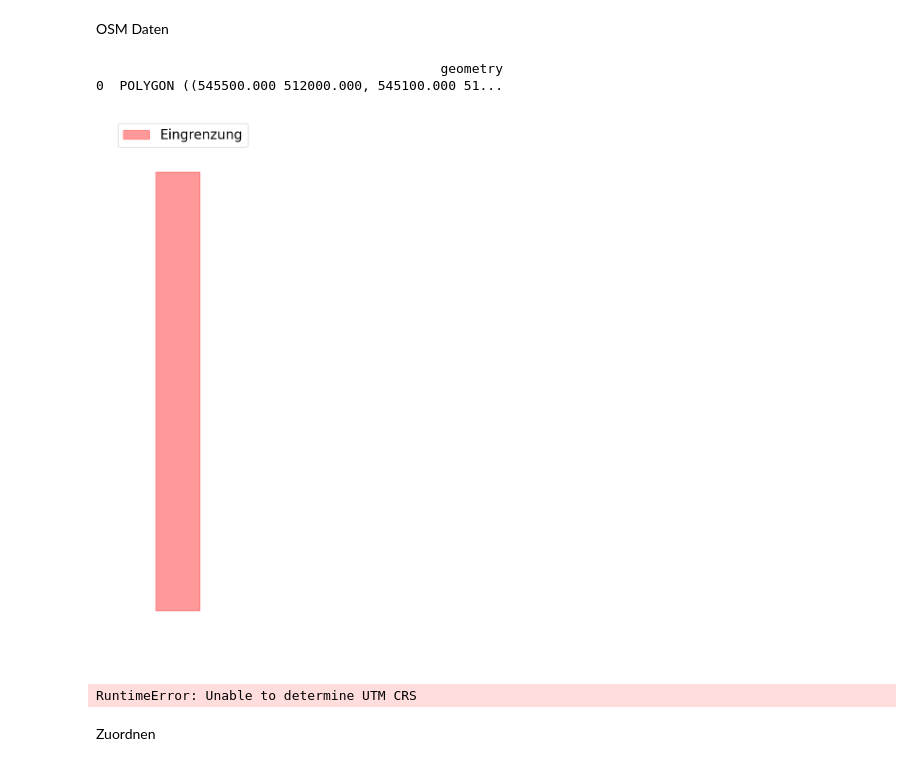
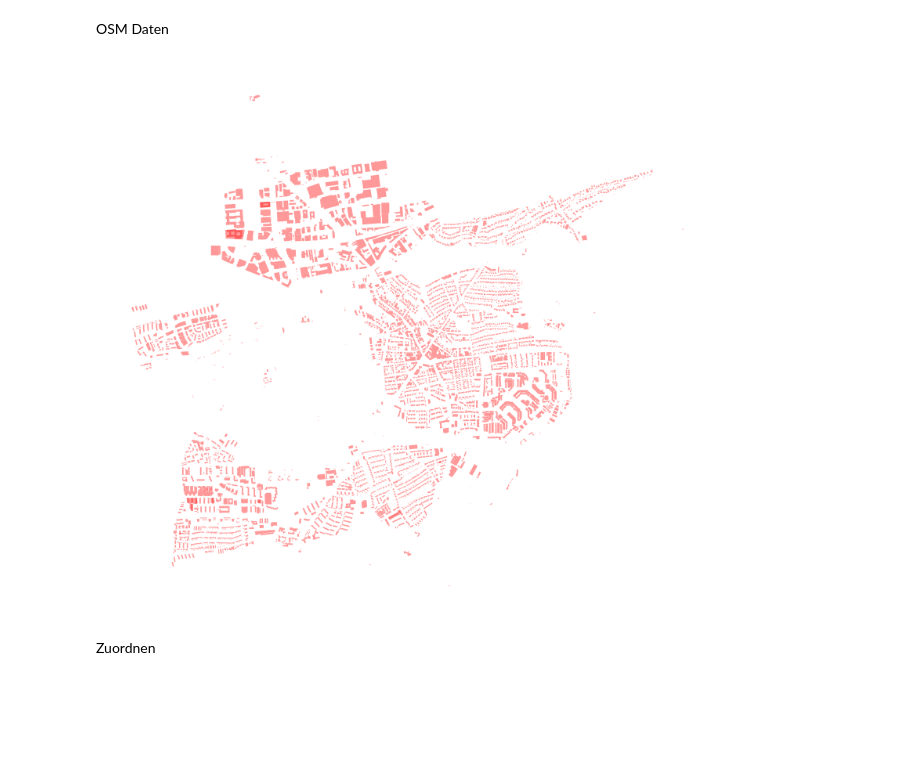
Before and after one commit to MagnusGutacker/Code, a Jupyter notebook: Test_ALKIS_zu_OSM.ipynb, the cells around one changed output. Drawn from its saved outputs; the diff is of its cells as text; code cells hidden in the pictures; blank space fills up the shorter version.

```diff
--- a/Test_ALKIS_zu_OSM.ipynb
+++ b/Test_ALKIS_zu_OSM.ipynb
@@ -78,73 +90,14 @@ plt.show()
 # %% [markdown]
 OSM Daten
-# %%
-#Polygon als GeoDataFrame
-
-coordinates = [
-    (545500, 512000),
-    (545100, 512000),
-    (545100, 516000),
-    (545500, 516000),
-    (545500, 512000)
-]
-
-geometry = Polygon(coordinates)
-
-polygon = gpd.GeoDataFrame(index=[0],geometry=[geometry])
-print(polygon)
-#Polygon als Polygon-Objekt
-new_poly = polygon["geometry"].iloc[0]
-# %% [output]
-                                            geometry
-0  POLYGON ((545500.000 512000.000, 545100.000 51...
-# %%
-# PLOT DER EINGRENZUNG
-
-#Konvertierung in metrisches System
-polygon.crs = "EPSG:25832"
-poly_draw = polygon
-# geometrische Form des Polygons
-polygon_geometry = poly_draw.unary_union
-#Min & Max x,y werte des Polygons
-min_x, min_y, max_x, max_y = polygon_geometry.bounds
-
-zoom_factor = 500
-#neue Eingrenzungen des Plots
-new_min_x = min_x-zoom_factor
-new_max_x = max_x+zoom_factor
-new_min_y = min_y-zoom_factor
-new_max_y = max_y+zoom_factor
-
-fig, ax=plt.subplots(1, figsize=(12,15))
-poly_draw.plot(ax=ax, edgecolor='red', facecolor='red', alpha=0.4)
-
-ax.set_axis_off()
-
-ax.set_xlim(new_min_x, new_max_x)
-ax.set_ylim(new_min_y, new_max_y)
-
-legend_elements= [Patch(edgecolor='red', facecolor='red', alpha =0.4, label='Eingrenzung')]
-ax.legend(handles=legend_elements, loc='upper right', fontsize=20)
-
-#cx.add_basemap(ax=ax, crs=poly_draw.crs)
-
-
-#plt.savefig(r'H:\Studium\7_Semester\BA\BA Schreiben\Bilder\eingrenzung_ind.svg', format='svg', bbox_inches='tight')
-
-plt.show()
-# %% [output]
-[figure, removed]
 # %%
 #alle Gebäude innerhalb des Polygons erfassen
-buildings = ox.features.features_from_polygon(new_poly, tags={"building":True})
+buildings = ox.features.features_from_polygon(boundaries.geometry.iloc[0], tags={"building":True})
 
 #Auf wichtigste Columns beschränken:
 buildings = buildings.filter(['geometry', 'nodes', 'building','building:levels','power', 'ways', axis=='columns'])
 
 #Alle NaN Stockwerkwerte mit 1 ersetzen:
 buildings[['building:levels']] = buildings[['building:levels']].fillna(int(1))
-# %% [output]
-RuntimeError: Unable to determine UTM CRS
 # %%
 #Gebäudezentren bestimmen
 #buildings = buildings.to_crs(epsg=4326)
@@ -156,5 +109,21 @@ lats = list(centroids.y)
 building_coords = [[lons[i],lats[i]] for i in range(len(lons))]
 buildings = buildings.to_crs(epsg=25832)
 #print(building_coords)
+# %%
+fig, ax = plt.subplots(figsize=(10, 10))
+
+# Heatmap mit GeoDataFrame und last_kW als Farbzuweisung
+#buildings.plot(ax=ax,legend=False)
+alkis.plot(ax=ax, facecolor='red', alpha=0.4)
+#polygon2.plot(ax=ax,legend=False,alpha=0.2)
+
+
+ax.set_axis_off()
+
+#plt.savefig(r'.\Daten\heatmap_erzeugung.png', format='png', bbox_inches='tight')
+plt.show()
+#print(build
+# %% [output]
+[figure, added]
 # %% [markdown]
 Zuordnen
```
Also changed, not shown: parts of 11 cells of this notebook.
